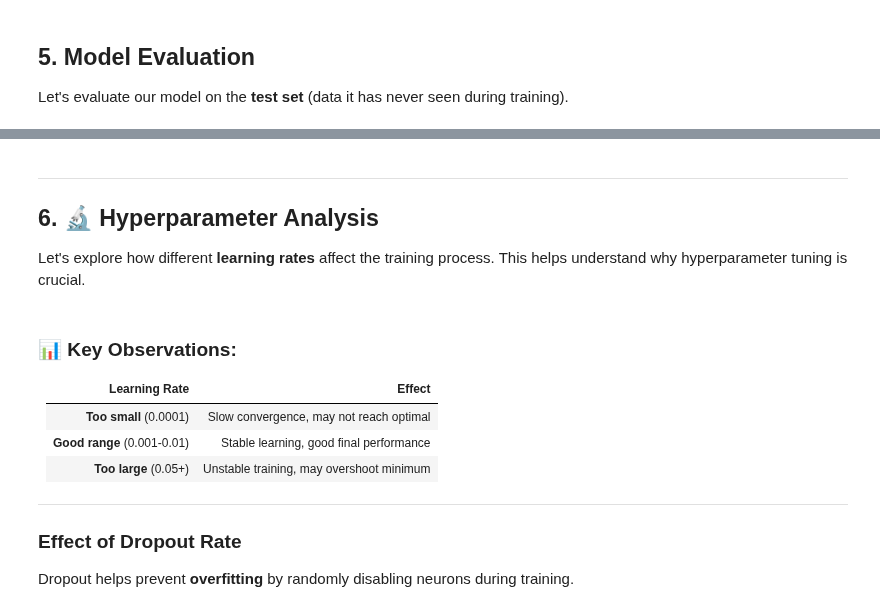
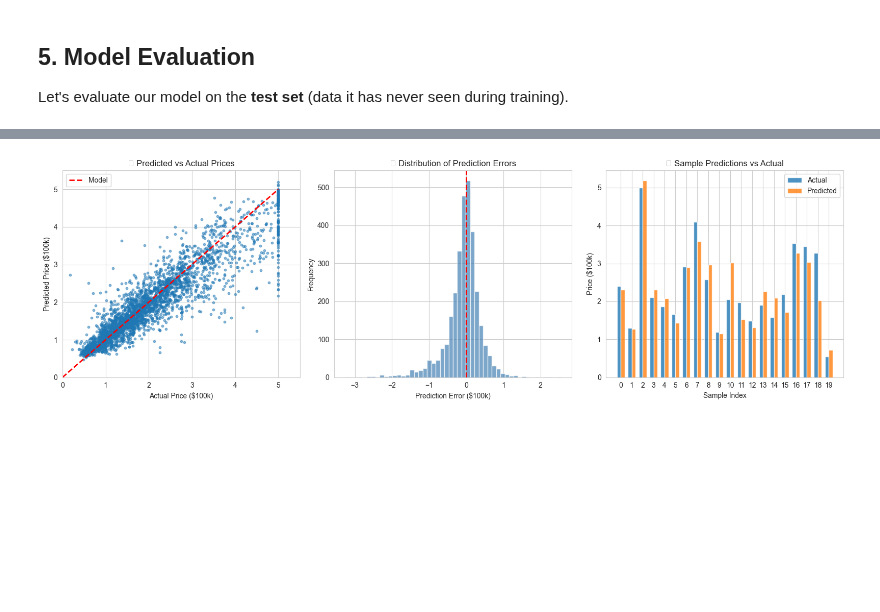
Before and after one commit to eth-bmai-fs26/coding-exercises, a Jupyter notebook: cx3-intro-to-nns/house_prices.ipynb, the cells around one changed output, grey strips where cells are left out. Drawn from its saved outputs; the diff is of its cells as text; code cells hidden in the pictures; blank space fills up the shorter version.

```diff
--- a/cx3-intro-to-nns/house_prices.ipynb
+++ b/cx3-intro-to-nns/house_prices.ipynb
@@ -200,7 +255,7 @@ loss_function = nn.MSELoss()
 learning_rate = 0.005
 
 # Weight decay (L2 regularization) - penalizes large weights
-weight_decay = 1e-4
+weight_decay = 3e-3
 
 # Tool that updates the model to make predictions better
 # Added weight_decay for L2 regularization
@@ -308,39 +394,35 @@ fig, axes = plt.subplots(1, 3, figsize=(16, 5))
 
 # 1. Predicted vs Actual scatter plot
 axes[0].scatter(test_prices_original, test_predictions, alpha=0.5, s=10)
-axes[0].plot([0, 5], [0, 5], 'r--', linewidth=2, label='Perfect Prediction')
+axes[0].plot([0, 5], [0, 5], 'r--', linewidth=2, label='Model')
 axes[0].set_xlabel('Actual Price ($100k)')
 axes[0].set_ylabel('Predicted Price ($100k)')
 axes[0].set_title('🎯 Predicted vs Actual Prices')
 axes[0].legend()
 axes[0].set_xlim(0, 5.5)
 axes[0].set_ylim(0, 5.5)
 
 # 2. Residuals distribution
 residuals = test_predictions.flatten() - test_prices_original.flatten()
 axes[1].hist(residuals, bins=50, color='steelblue', edgecolor='white', alpha=0.7)
 axes[1].axvline(0, color='red', linestyle='--', linewidth=2)
 axes[1].set_xlabel('Prediction Error ($100k)')
 axes[1].set_ylabel('Frequency')
 axes[1].set_title('📊 Distribution of Prediction Errors')
 
 # 3. Sample predictions comparison
 sample_idx = np.random.choice(len(test_prices_original), 20, replace=False)
 x_pos = np.arange(20)
 width = 0.35
 axes[2].bar(x_pos - width/2, test_prices_original[sample_idx].flatten(), width, label='Actual', alpha=0.8)
 axes[2].bar(x_pos + width/2, test_predictions[sample_idx].flatten(), width, label='Predicted', alpha=0.8)
 axes[2].set_xlabel('Sample Index')
 axes[2].set_ylabel('Price ($100k)')
 axes[2].set_title('🏠 Sample Predictions vs Actual')
 axes[2].legend()
 axes[2].set_xticks(x_pos)
 
 plt.tight_layout()
 plt.show()
+# %% [output]
+[figure, added]
-# %% [markdown]
----
-
-## 6. 🔬 Hyperparameter Analysis
-
-Let's explore how different **learning rates** affect the training process. This helps understand why hyperparameter tuning is crucial.
@@ -413,14 +428,0 @@ for lr in learning_rates:
-# %% [markdown]
-### 📊 Key Observations:
-
-| Learning Rate | Effect |
-|--------------|--------|
-| **Too small** (0.0001) | Slow convergence, may not reach optimal |
-| **Good range** (0.001-0.01) | Stable learning, good final performance |
-| **Too large** (0.05+) | Unstable training, may overshoot minimum |
-
----
-
-### Effect of Dropout Rate
-
-Dropout helps prevent **overfitting** by randomly disabling neurons during training.
```
Also changed, not shown: parts of 12 cells of this notebook.
